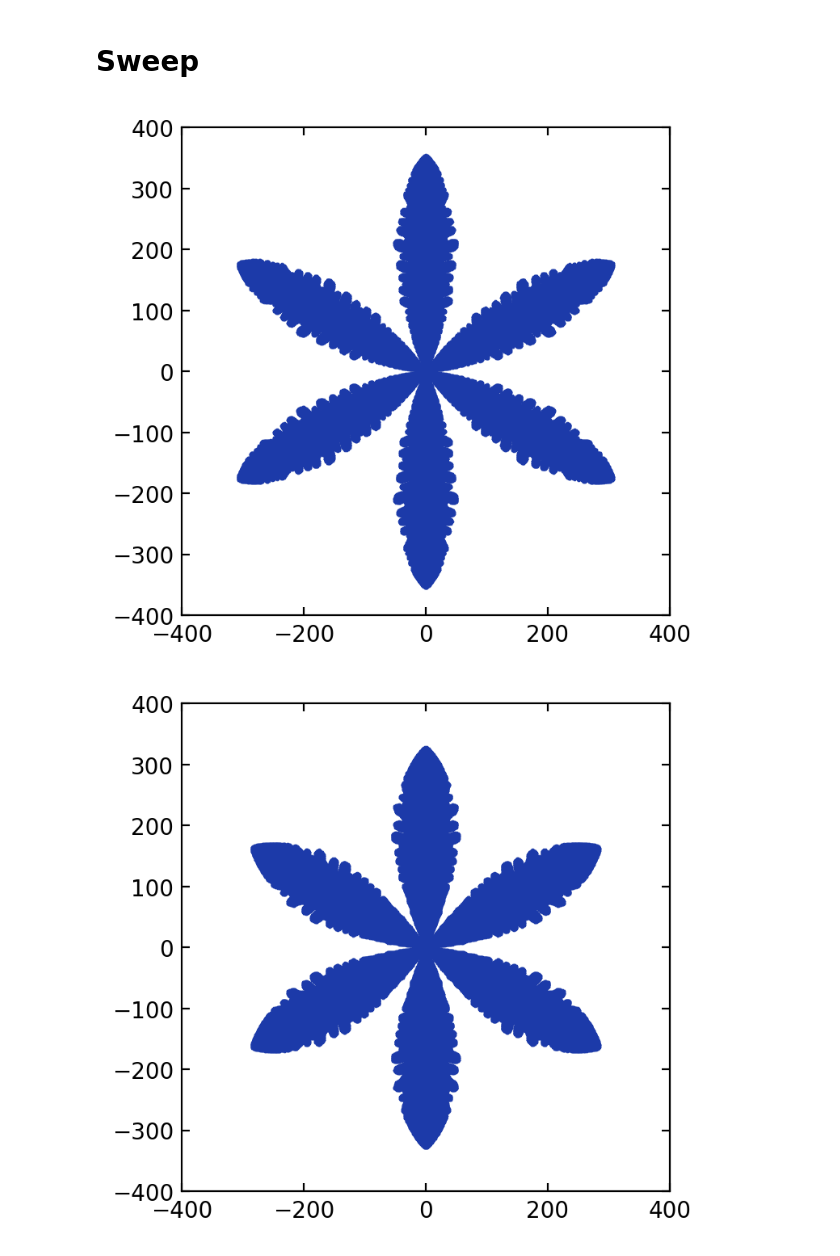
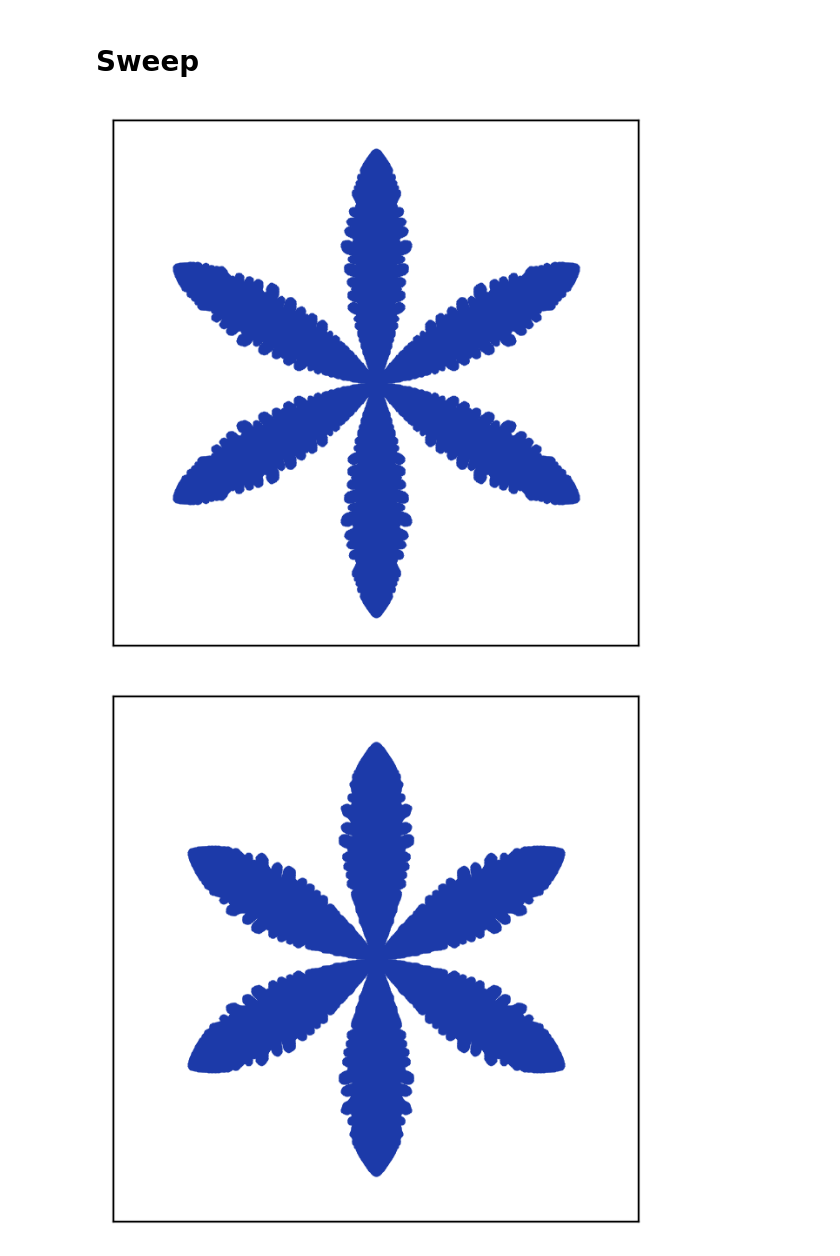
Before and after one commit to TheoNDionne/Cellular-automaton-ice, a Jupyter notebook: graphiques_resultats.ipynb, the cells around one changed output. Cells and saved outputs as stored; diff of their text form; code cells hidden in the pictures.

```diff
--- a/graphiques_resultats.ipynb
+++ b/graphiques_resultats.ipynb
@@ -7,8 +7,10 @@ import pandas as pd
 import seaborn as sns
 
 params = {
-    "xtick.top": True,
-    "ytick.right": True,
+    "xtick.top": False,
+    "ytick.right": False,
+    "xtick.bottom": False,
+    "ytick.left": False,
     "xtick.direction": "in",
     "ytick.direction": "in",
     "figure.dpi": 400
@@ -93,28 +102,31 @@ plt.show()
 # %%
 plt.rcParams.update({"figure.dpi" : 200})
 
 f_name = "exemple_raw_sweep"
 sweep_specs = pd.read_csv(f"{f_name}/specs.csv")
 
 L = 551 # Length of simulation zone
 demi_largeur = 400
 
 for i in sweep_specs["Simulation number"]:
 
     ice_map = np.genfromtxt(f"{f_name}/{i}", dtype=np.int8).astype("bool") # hacky fix, bite me
 
     converter = snp.CoordsFromIceMap(L)
     R = converter.convert_ice_map_to_all_coords(ice_map)
 
     plt.figure()
 
     plt.plot(R[:,0], R[:,1], marker="H", linewidth=0, markersize=124/demi_largeur, color="#1c3aa9")
 
     plt.xlim(-demi_largeur, demi_largeur)
     plt.ylim(-demi_largeur, demi_largeur)
     plt.gca().set_aspect(1)
 
+    plt.xticks([])
+    plt.yticks([])
+
     plt.show()
 # %% [output]
-[figure, old version]
+[figure, new version]
-[figure, old version]
+[figure, new version]
```
Also changed, not shown: parts of 5 cells of this notebook, 1 other file.
